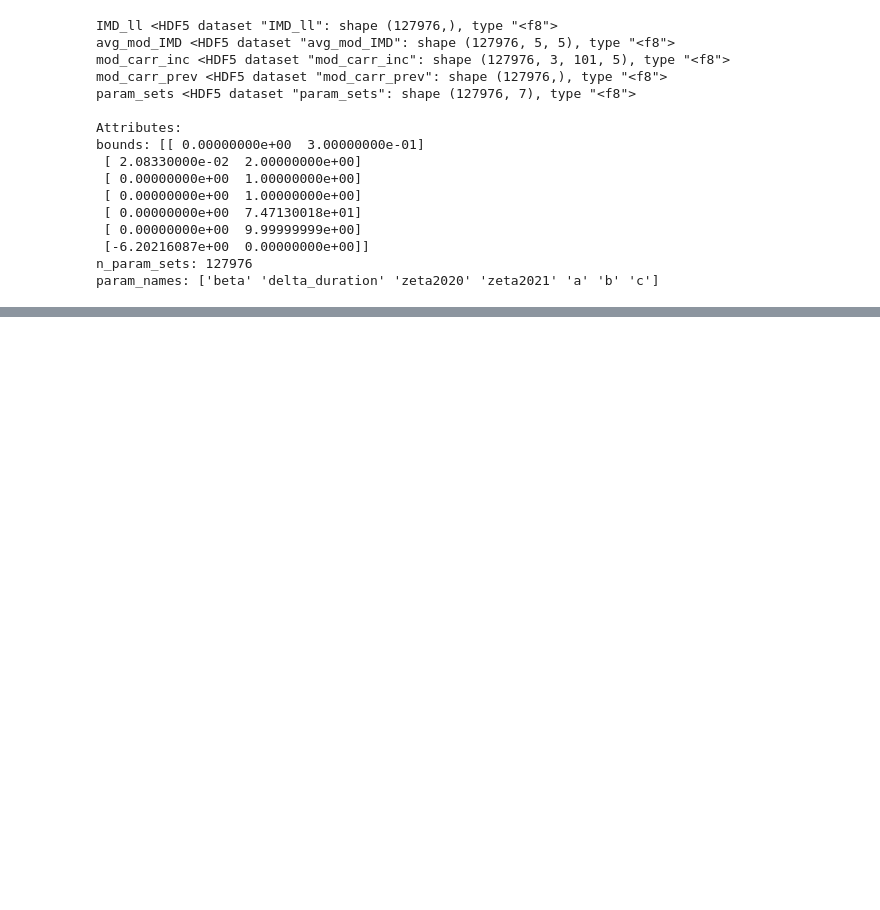
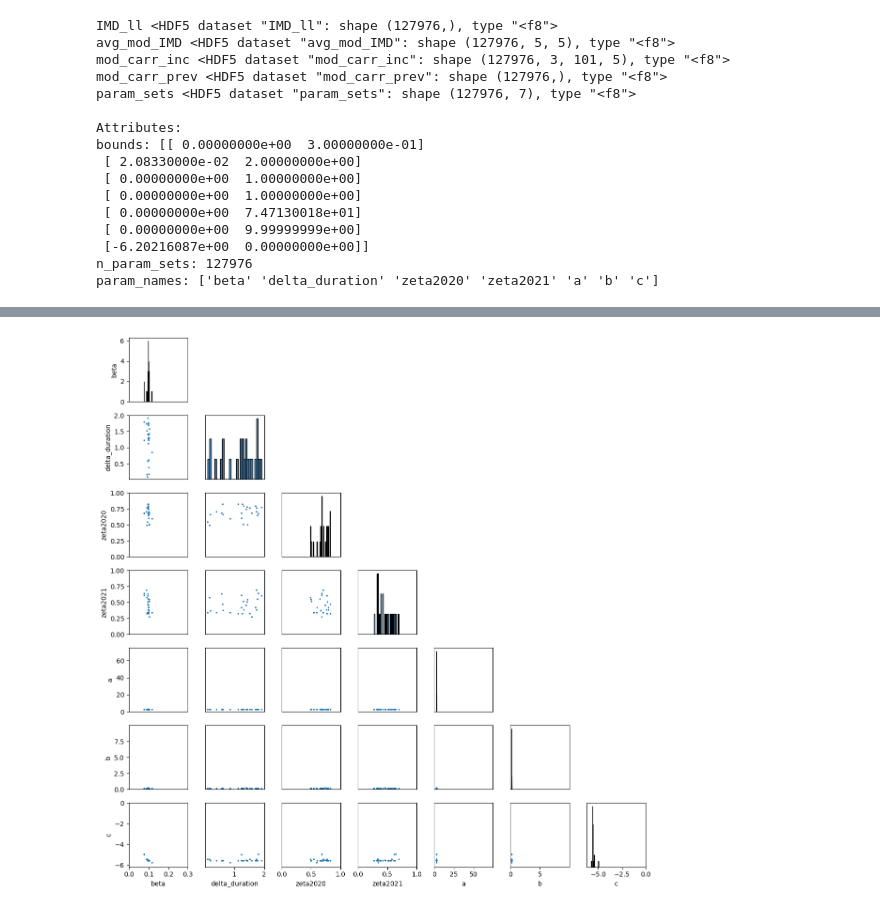
Before and after one commit to LeonMengoniNoritake/Meningo_code, a Jupyter notebook: Code/prefit.ipynb, the cells around one changed output, grey strips where cells are left out. Saved outputs shown, nothing was run; the diff lists cells and outputs as text; code cells hidden in the pictures; blank space fills up the shorter version.

```diff
--- a/Code/prefit.ipynb
+++ b/Code/prefit.ipynb
@@ -236,11 +253,13 @@ for param_set in sel_param_sets:
 # %%
-# # Corner plot
-# ut.plot_corner(
-#     param_array=param_sets[sel_indices],
-#     param_names=param_names,
-#     limits=limits_dict,
-#     s=2,
-#     alpha=1,
-#     save_path=os.path.join(plots_dir, f'corner_plot_best_IMD_ll'),
-#     figsize=(12,12),
-# )
+# Corner plot
+ut.plot_corner(
+    param_array=param_sets[sel_indices],
+    param_names=param_names,
+    limits=limits_dict,
+    s=2,
+    alpha=1,
+    save_path=os.path.join(plots_dir, f'corner_plot_best_IMD_ll'),
+    figsize=(12,12),
+)
+# %% [output]
+[figure, added]
```
Also changed, not shown: parts of 41 cells of this notebook.
